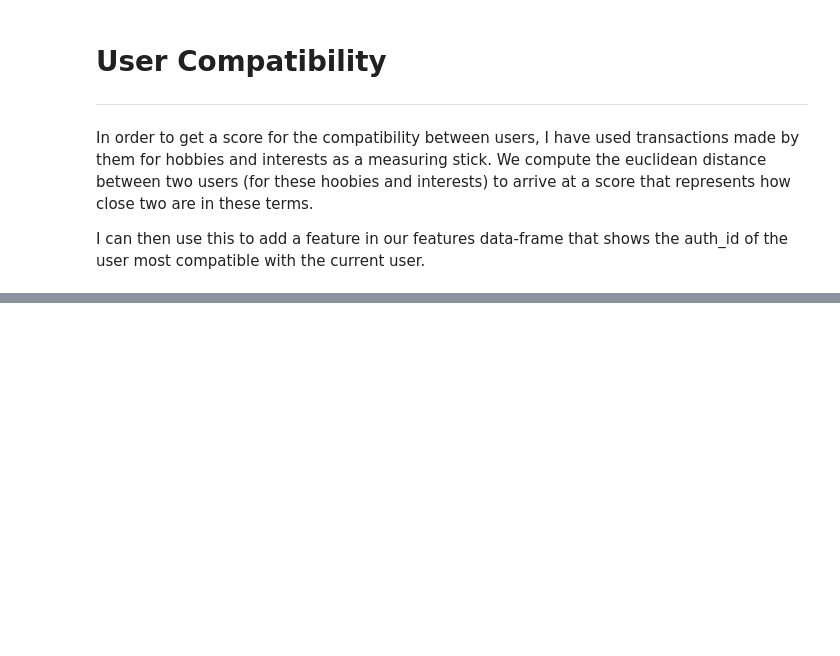
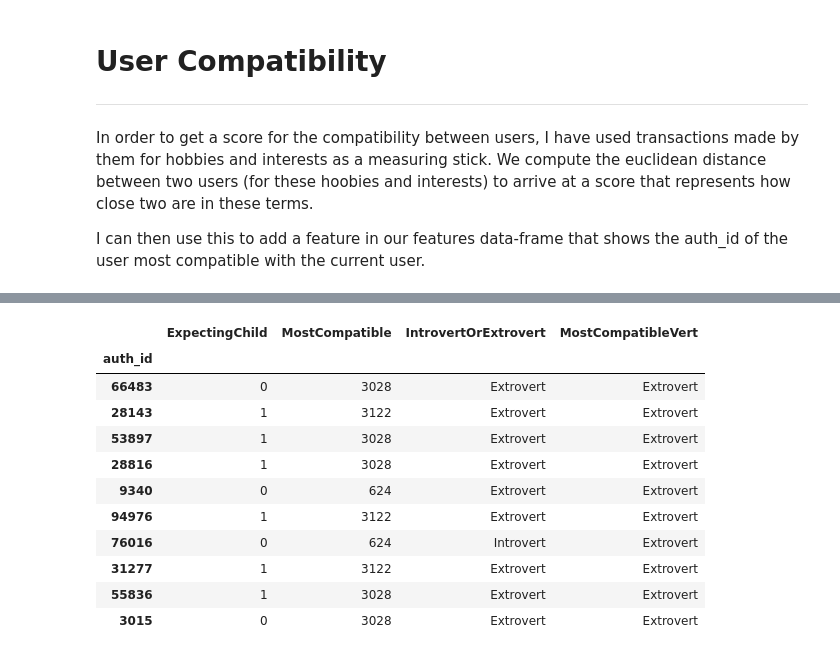
Before and after one commit to sameerraghuram/intuit-rit-challenge-submission, a Jupyter notebook: rit-intuit-challenge.ipynb, the cells around one changed output, grey strips where cells are left out. Cells and saved outputs as stored; diff of their text form; code cells hidden in the pictures; blank space fills up the shorter version.

```diff
--- a/rit-intuit-challenge.ipynb
+++ b/rit-intuit-challenge.ipynb
@@ -364,0 +417,15 @@ UserFeatures().get().sample(5)
+# %%
+UserFeatures().get().sample(10)
+# %% [output]
+|  | ExpectingChild | MostCompatible | IntrovertOrExtrovert | MostCompatibleVert |
+| auth_id |  |  |  |  |
+| 66483 | 0 | 3028 | Extrovert | Extrovert |
+| 28143 | 1 | 3122 | Extrovert | Extrovert |
+| 53897 | 1 | 3028 | Extrovert | Extrovert |
+| 28816 | 1 | 3028 | Extrovert | Extrovert |
+| 9340 | 0 | 624 | Extrovert | Extrovert |
+| 94976 | 1 | 3122 | Extrovert | Extrovert |
+| 76016 | 0 | 624 | Introvert | Extrovert |
+| 31277 | 1 | 3122 | Extrovert | Extrovert |
+| 55836 | 1 | 3028 | Extrovert | Extrovert |
+| 3015 | 0 | 3028 | Extrovert | Extrovert |
```
Also changed, not shown: parts of 28 cells of this notebook.
